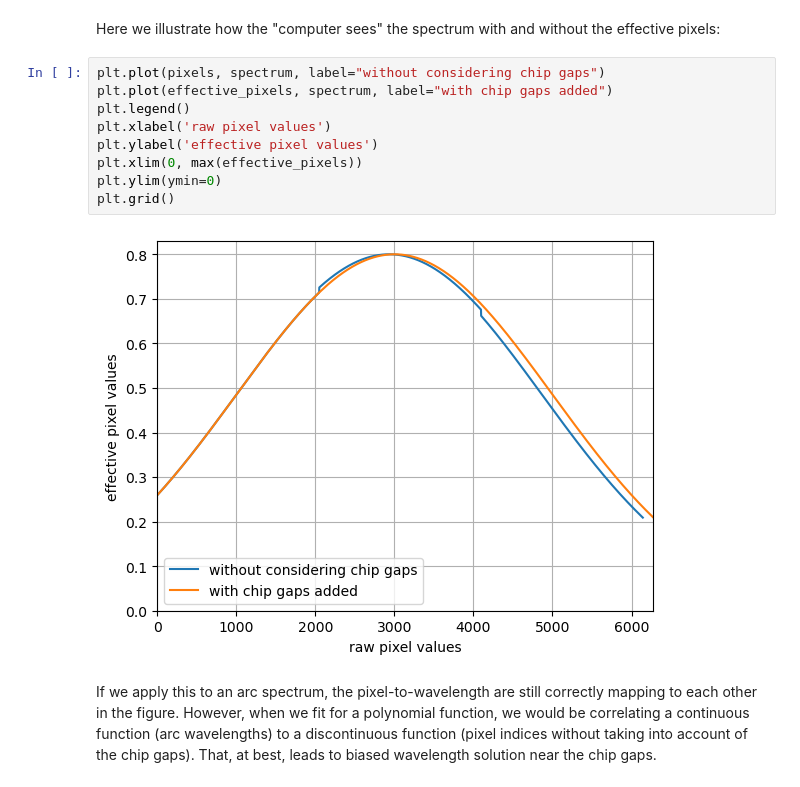
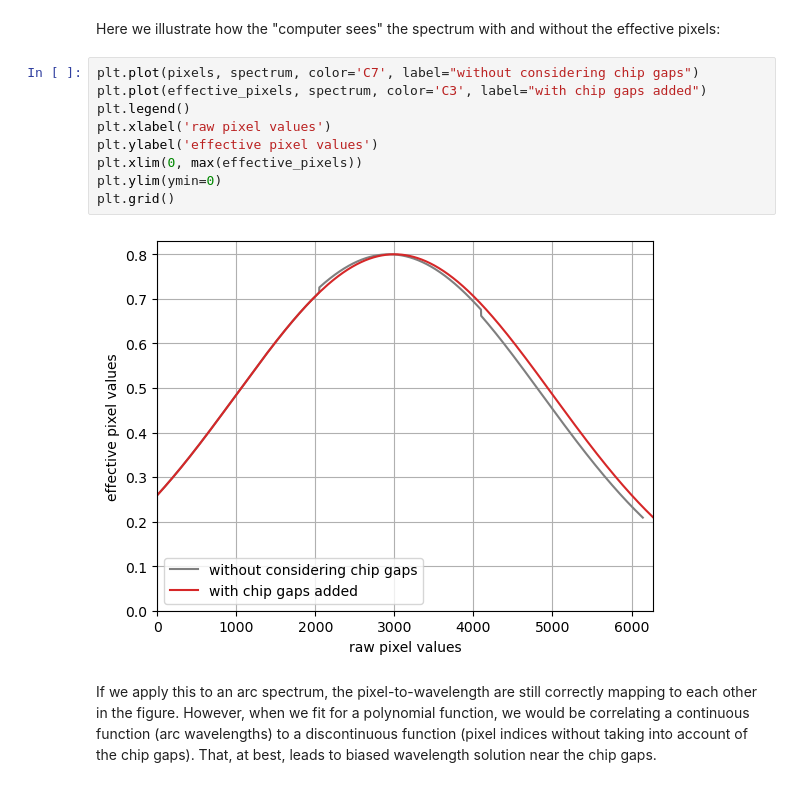
Before and after one commit to jveitchmichaelis/rascal-example, a Jupyter notebook: what_is_effective_pixels.ipynb, the cells around one changed output. Drawn from its saved outputs; the diff is of its cells as text.

```diff
--- a/what_is_effective_pixels.ipynb
+++ b/what_is_effective_pixels.ipynb
@@ -140,15 +150,15 @@ plt.grid()
 # %% [markdown]
 Here we illustrate how the "computer sees" the spectrum with and without the effective pixels:
 # %%
-plt.plot(pixels, spectrum, label="without considering chip gaps")
-plt.plot(effective_pixels, spectrum, label="with chip gaps added")
+plt.plot(pixels, spectrum, color='C7', label="without considering chip gaps")
+plt.plot(effective_pixels, spectrum, color='C3', label="with chip gaps added")
 plt.legend()
 plt.xlabel('raw pixel values')
 plt.ylabel('effective pixel values')
 plt.xlim(0, max(effective_pixels))
 plt.ylim(ymin=0)
 plt.grid()
 # %% [output]
-[figure, old version]
+[figure, new version]
 # %% [markdown]
 If we apply this to an arc spectrum, the pixel-to-wavelength are still correctly mapping to each other in the figure. However, when we fit for a polynomial function, we would be correlating a continuous function (arc wavelengths) to a discontinuous function (pixel indices without taking into account of the chip gaps). That, at best, leads to biased wavelength solution near the chip gaps.
```
Also changed, not shown: parts of 3 cells of this notebook.
